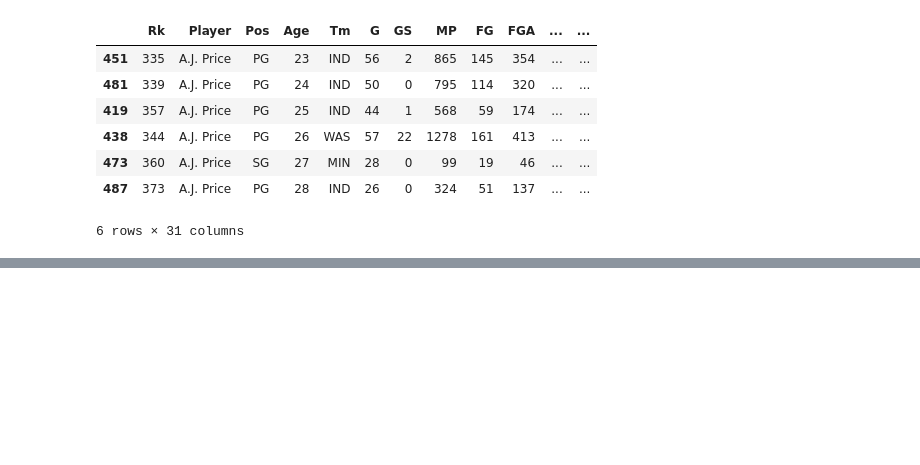
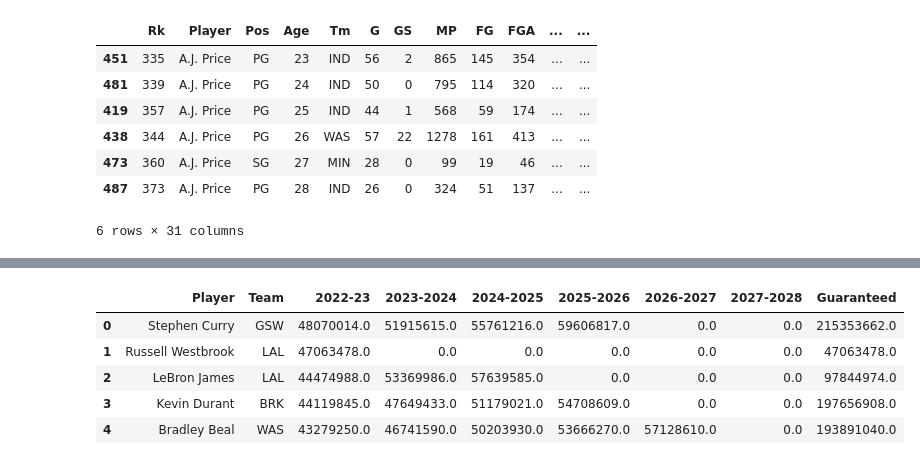
Before and after one commit to aclao89/NBA_Salaries_Performance, a Jupyter notebook: Web Scraping Basketball Salaries.ipynb, the cells around one changed output, grey strips where cells are left out. Saved outputs shown, nothing was run; the diff lists cells and outputs as text; code cells hidden in the pictures; blank space fills up the shorter version.

Commit message:
Replace special characters and transform data types

```diff
--- a/Web Scraping Basketball Salaries.ipynb
+++ b/Web Scraping Basketball Salaries.ipynb
@@ -324,0 +371,20 @@ salaries_df.to_excel("./Data Files/salaries_df_bbref.xlsx")
+# %%
+#Replace the commas in the salaries
+
+salaries_df.replace(",", "", regex = True, inplace = True)
+
+#Convert salary columns fromo object to columns for calculation purposes
+for salary in salaries_df.columns[2:]:
+    salaries_df[salary] = pd.to_numeric(salaries_df[salary])
+# %%
+#Replace NaN values with 0
+salaries_df.fillna(0, inplace = True)
+# %%
+salaries_df.head()
+# %% [output]
+|  | Player | Team | 2022-23 | 2023-2024 | 2024-2025 | 2025-2026 | 2026-2027 | 2027-2028 | Guaranteed |
+| 0 | Stephen Curry | GSW | 48070014.0 | 51915615.0 | 55761216.0 | 59606817.0 | 0.0 | 0.0 | 215353662.0 |
+| 1 | Russell Westbrook | LAL | 47063478.0 | 0.0 | 0.0 | 0.0 | 0.0 | 0.0 | 47063478.0 |
+| 2 | LeBron James | LAL | 44474988.0 | 53369986.0 | 57639585.0 | 0.0 | 0.0 | 0.0 | 97844974.0 |
+| 3 | Kevin Durant | BRK | 44119845.0 | 47649433.0 | 51179021.0 | 54708609.0 | 0.0 | 0.0 | 197656908.0 |
+| 4 | Bradley Beal | WAS | 43279250.0 | 46741590.0 | 50203930.0 | 53666270.0 | 57128610.0 | 0.0 | 193891040.0 |
```
Also changed, not shown: parts of 25 cells of this notebook, 1 other file.
